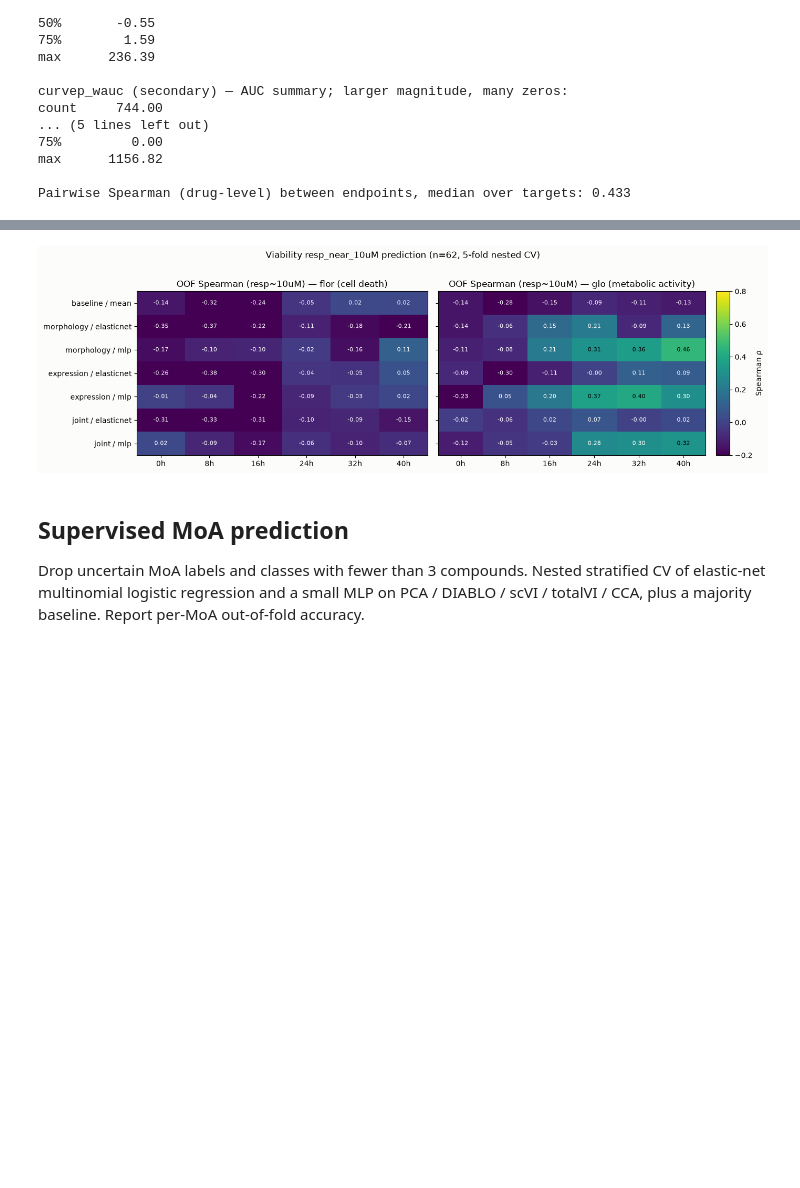
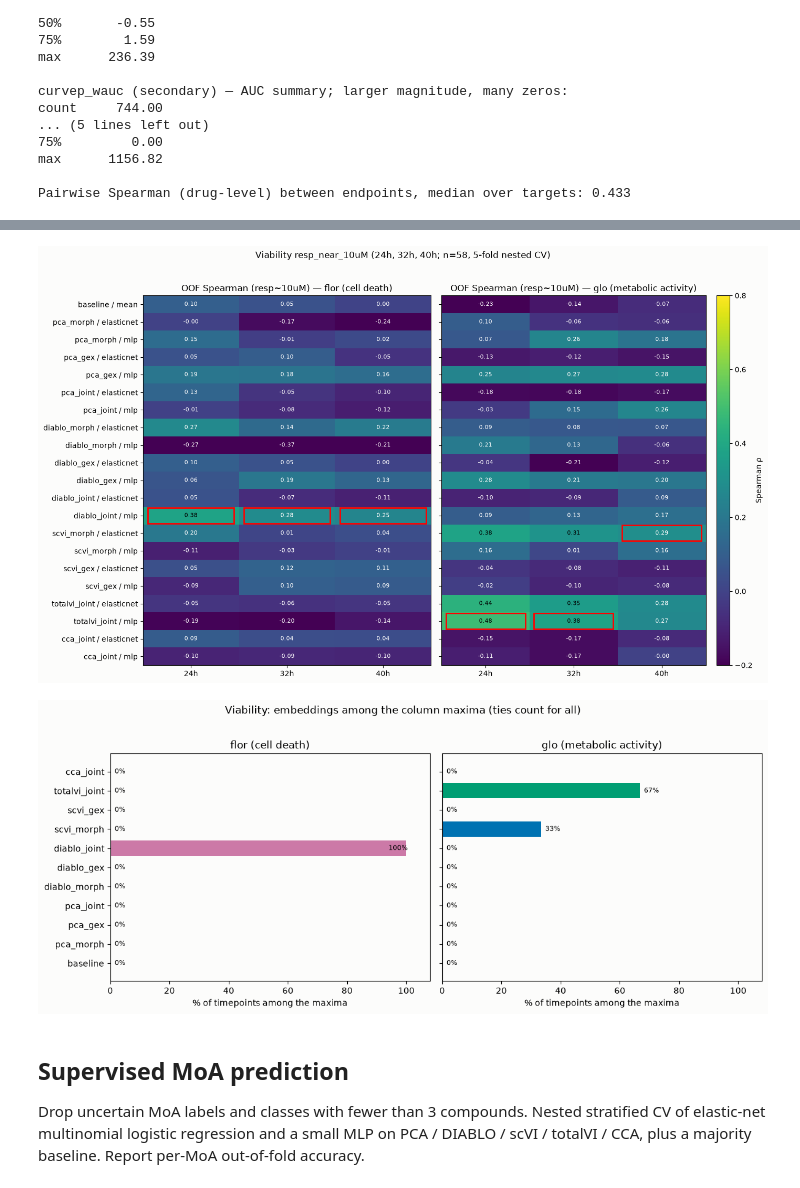
Before and after one commit to Arkkienkeli/hackathon_crossmodal_stream, a Jupyter notebook: OpenScreen/morphology_expression_downstream_tasks.ipynb, the cells around one changed output, grey strips where cells are left out. Saved outputs shown, nothing was run; the diff lists cells and outputs as text; code cells hidden in the pictures; blank space fills up the shorter version.

Commit message:
Restrict viability prediction to 24h+

```diff
--- a/OpenScreen/morphology_expression_downstream_tasks.ipynb
+++ b/OpenScreen/morphology_expression_downstream_tasks.ipynb
@@ -779,44 +834,58 @@ for ax, assay, title in zip(
     mat = viability_spearman[cols]
     im = ax.imshow(mat.to_numpy(), aspect="auto", vmin=-0.2, vmax=0.8, cmap="viridis")
     ims.append(im)
     ax.set_xticks(range(len(cols)))
     ax.set_xticklabels([c.split("_", 1)[1] for c in cols], rotation=0)
     ax.set_yticks(range(len(mat.index)))
     ax.set_yticklabels(mat.index)
     ax.set_title(f"OOF Spearman (resp~10uM) — {title}")
     for i in range(mat.shape[0]):
         for j in range(mat.shape[1]):
             val = mat.iloc[i, j]
             if np.isnan(val):
                 continue
             ax.text(
                 j, i, f"{val:.2f}",
                 ha="center", va="center",
                 color="white" if val < 0.3 else "black",
                 fontsize=8,
             )
     highlight_colmax(ax, mat)
 
-# Move colorbar to the right OUTSIDE all axes
 divider = make_axes_locatable(axes[-1])
 cax = divider.append_axes("right", size="5%", pad=0.2)
 cbar = fig.colorbar(ims[-1], cax=cax)
 cbar.set_label("Spearman ρ")
 
-fig.suptitle(f"Viability resp_near_10uM prediction (n={len(viable_order)}, {N_OUTER}-fold nested CV)", y=1.02)
+fig.suptitle(
+    f"Viability resp_near_10uM ({', '.join(PRED_TIMEPOINTS)}; "
+    f"n={len(viable_order)}, {N_OUTER}-fold nested CV)",
+    y=1.02,
+)
 fig.tight_layout()
 plt.show()
 
-# viability_r2 = (
-#     viability_metrics.loc[viability_metrics["metric"] == "r2"]
-#     .assign(label=lambda d: d["space"] + " / " + d["model"])
-#     .pivot(index="label", columns="target", values="value")
-#     .reindex(index=row_order, columns=col_order)
-# )
-# print("OOF R2:")
-# viability_r2.round(3)
+n_emb = len(SPACE_ORDER) + 1
+fig, axes = plt.subplots(
+    1, 2, figsize=(12, max(3.4, 0.38 * n_emb + 0.8)), sharey=True
+)
+for ax, assay, title in zip(
+    axes,
+    ASSAYS,
+    ["flor (cell death)", "glo (metabolic activity)"],
+):
+    cols = [c for c in viability_spearman.columns if c.startswith(assay + "_")]
+    draw_embedding_colmax_summary(ax, viability_spearman[cols], title=title)
+    ax.set_xlabel("% of timepoints among the maxima")
+fig.suptitle(
+    "Viability: embeddings among the column maxima (ties count for all)",
+    y=1.02,
+)
+fig.tight_layout()
+plt.show()
 # %% [output]
-[figure, old version]
+[figure, new version]
+[figure, added]
 # %% [markdown]
 ## Supervised MoA prediction
 
```
Also changed, not shown: parts of 16 cells of this notebook.
